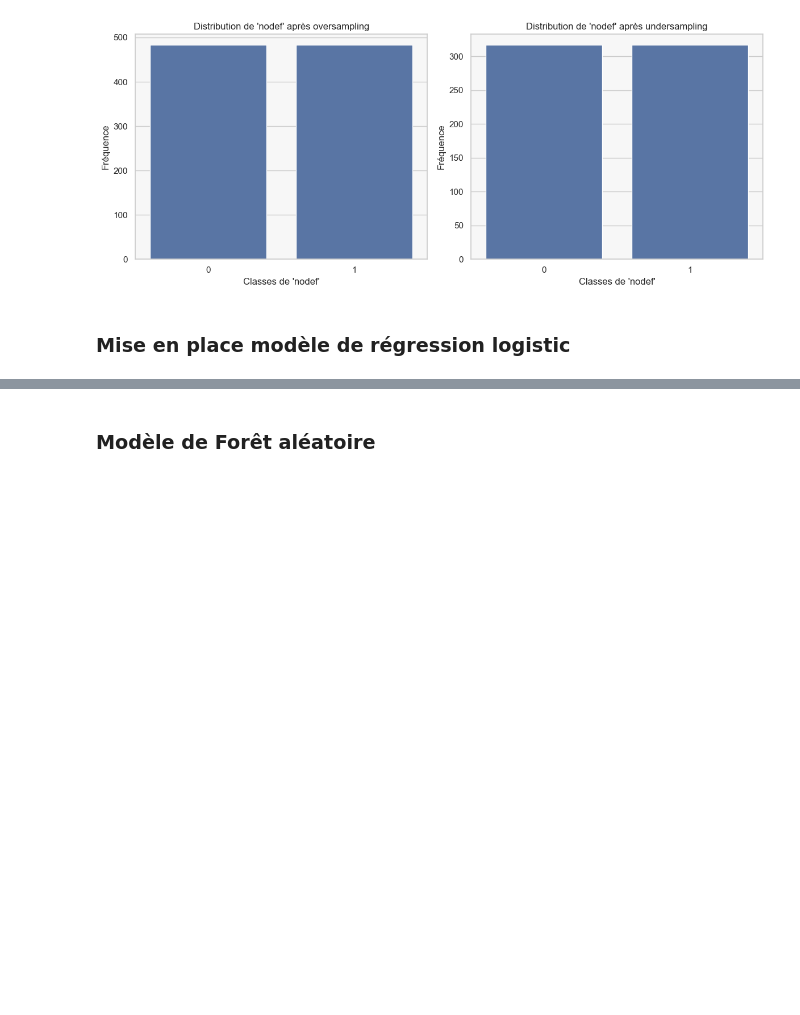
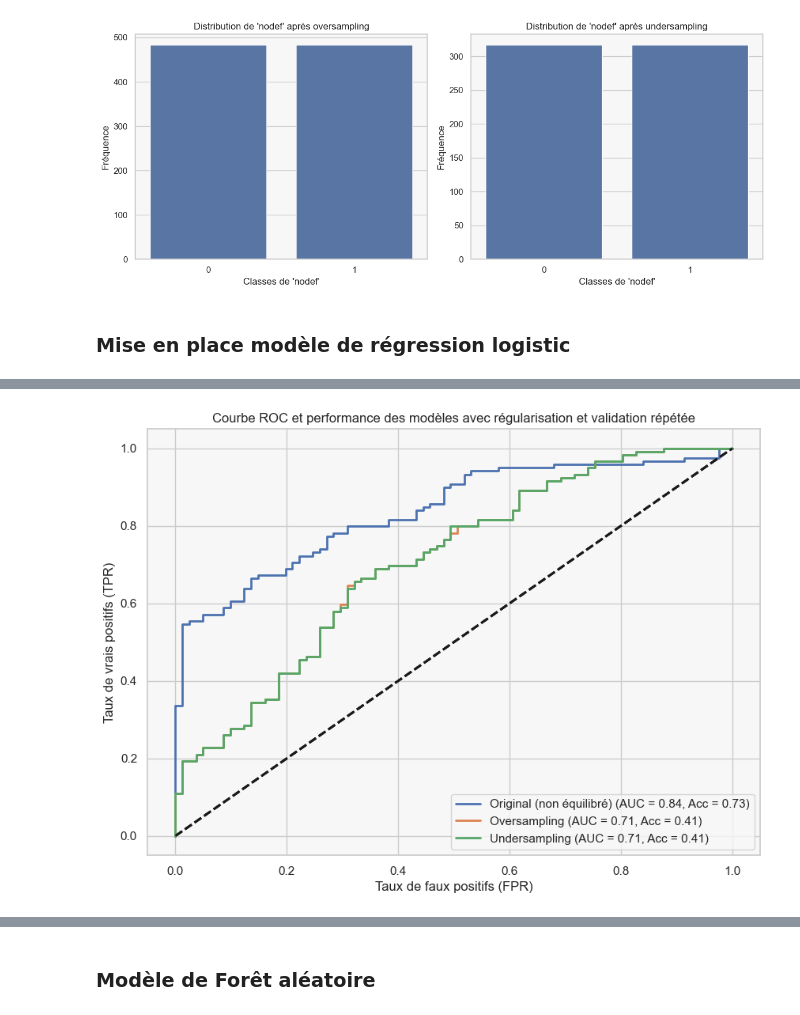
Before and after one commit to ktywab/API_Proba_Default, a Jupyter notebook: analyse.ipynb, the cells around one changed output, grey strips where cells are left out. Saved outputs shown, nothing was run; the diff lists cells and outputs as text; code cells hidden in the pictures; blank space fills up the shorter version.

```diff
--- a/analyse.ipynb
+++ b/analyse.ipynb
@@ -283,0 +316,84 @@ AUC: 0.98
+# %%
+import numpy as np
+import matplotlib.pyplot as plt
+from sklearn.linear_model import LogisticRegression
+from sklearn.model_selection import GridSearchCV, RepeatedStratifiedKFold
+from sklearn.metrics import (
+    roc_curve, auc, accuracy_score, roc_auc_score,
+    precision_score, recall_score, f1_score
+)
+
+# Fonction pour trouver le meilleur coefficient de régularisation (C) avec validation croisée répétée
+def find_best_C(X_train, y_train):
+    # Définition des valeurs candidates pour le paramètre de régularisation
+    param_grid = {'C': np.logspace(-4, 4, 1000)}  # De 0.0001 à 10000
+
+    # Initialisation du modèle de régression logistique
+    model = LogisticRegression(random_state=42, max_iter=1000, solver='liblinear')
+
+    # Configuration de la validation croisée répétée (5 folds répétés 3 fois)
+    repeated_kfold = RepeatedStratifiedKFold(n_splits=10, n_repeats=3, random_state=42)
+
+    # Recherche des meilleurs hyperparamètres avec validation croisée répétée
+    grid_search = GridSearchCV(estimator=model, param_grid=param_grid, scoring='roc_auc', cv=repeated_kfold)
+    grid_search.fit(X_train, y_train)
+
+    # Retour du meilleur modèle et du meilleur coefficient C
+    best_C = grid_search.best_params_['C']
+    best_auc = grid_search.best_score_
+    print(f"Meilleur coefficient de régularisation (C) : {best_C}")
+    print(f"AUC moyen par validation croisée répétée : {best_auc:.4f}")
+
+    return best_C
+
+# Fonction pour entraîner le modèle avec la meilleure régularisation et afficher les métriques
+def train_plot_metrics_with_regularization(X_train, y_train, X_test, y_test, method_name, ax):
+    # Trouver le meilleur coefficient de régularisation
+    best_C = find_best_C(X_train, y_train)
+
+    # Entraînement du modèle avec le meilleur C
+    model = LogisticRegression(random_state=42, C=best_C, max_iter=1000, solver='liblinear').fit(X_train, y_train)
+    y_pred = model.predict(X_test)
+    y_pred_proba = model.predict_proba(X_test)[:, 1]
+
+    # Calcul des métriques
+    accuracy = accuracy_score(y_test, y_pred)
+    roc_auc = roc_auc_score(y_test, y_pred_proba)
+    precision = precision_score(y_test, y_pred)
+    recall = recall_score(y_test, y_pred)
+    f1 = f1_score(y_test, y_pred)
+
+    # Calcul des courbes ROC
+    fpr, tpr, _ = roc_curve(y_test, y_pred_proba)
+
+    # Tracé de la courbe ROC
+    ax.plot(fpr, tpr, lw=2, label=f'{method_name} (AUC = {roc_auc:.2f}, Acc = {accuracy:.2f})')
+    ax.plot([0, 1], [0, 1], 'k--', lw=2)
+
+    # Affichage des performances dans la console
+    print(f"Performance sur {method_name}:")
+    print(f"Accuracy  : {accuracy:.2f}")
+    print(f"AUC       : {roc_auc:.2f}")
+    print(f"Précision : {precision:.2f}")
+    print(f"Rappel    : {recall:.2f}")
+    print(f"Score F1  : {f1:.2f}")
+    print("-" * 40)
+
+# Création d'un graphique pour les courbes ROC
+fig, ax = plt.subplots(figsize=(10, 7))
+
+# Appel de la fonction pour chaque ensemble
+train_plot_metrics_with_regularization(X_train, y_train, X_test, y_test, "Original (non équilibré)", ax)
+train_plot_metrics_with_regularization(X_train_over, y_train_over, X_test, y_test, "Oversampling", ax)
+train_plot_metrics_with_regularization(X_train_under, y_train_under, X_test, y_test, "Undersampling", ax)
+
+# Mise en forme du graphique
+ax.set_title('Courbe ROC et performance des modèles avec régularisation et validation répétée')
+ax.set_xlabel('Taux de faux positifs (FPR)')
+ax.set_ylabel('Taux de vrais positifs (TPR)')
+ax.legend(loc='lower right')
+plt.grid(True)
+
+# Option : afficher ou sauvegarder le graphique
+plt.show()
+# %% [output]
@@ -283,0 +427 @@ AUC: 0.98
+[figure, added]
```
Also changed, not shown: parts of 16 cells of this notebook, 3 other files.
